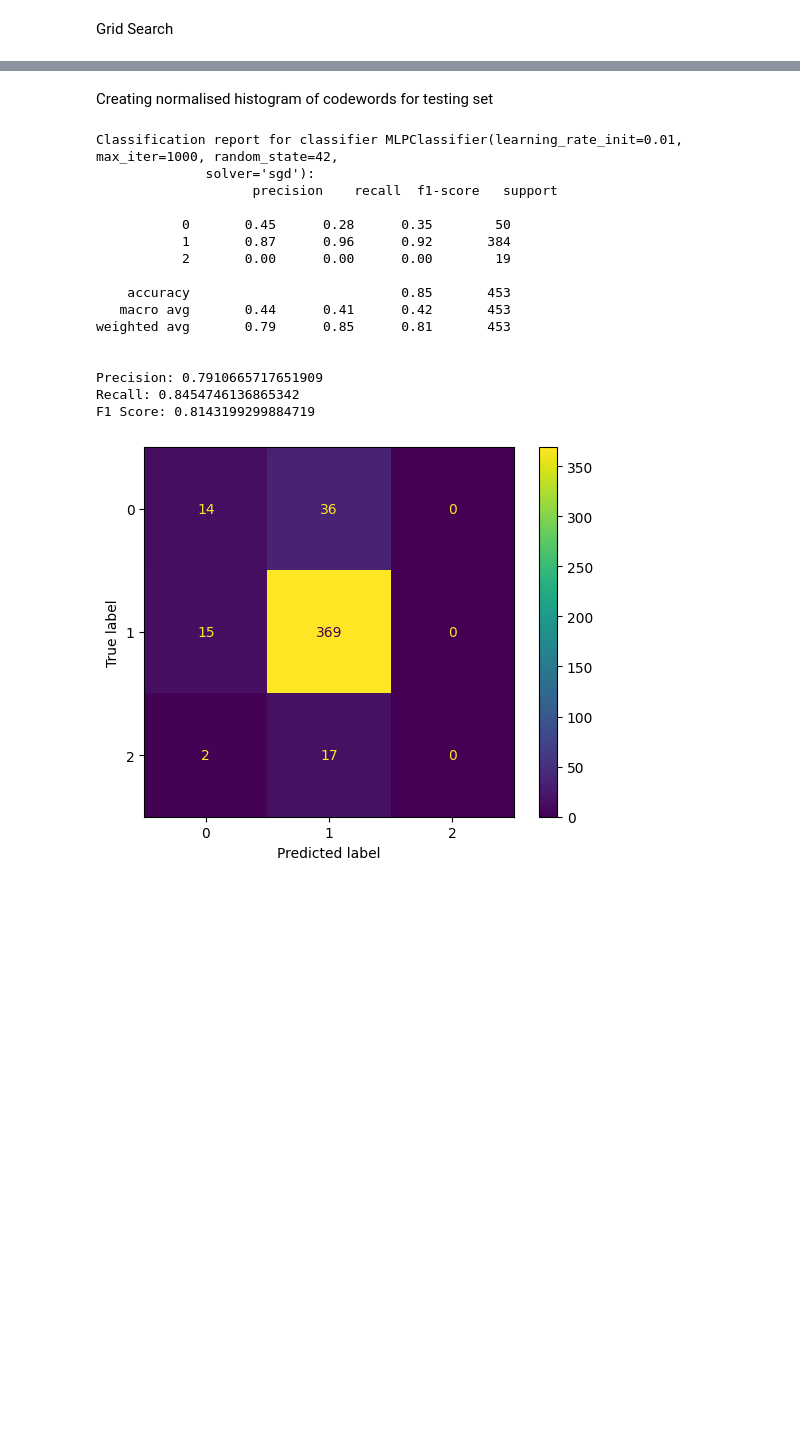
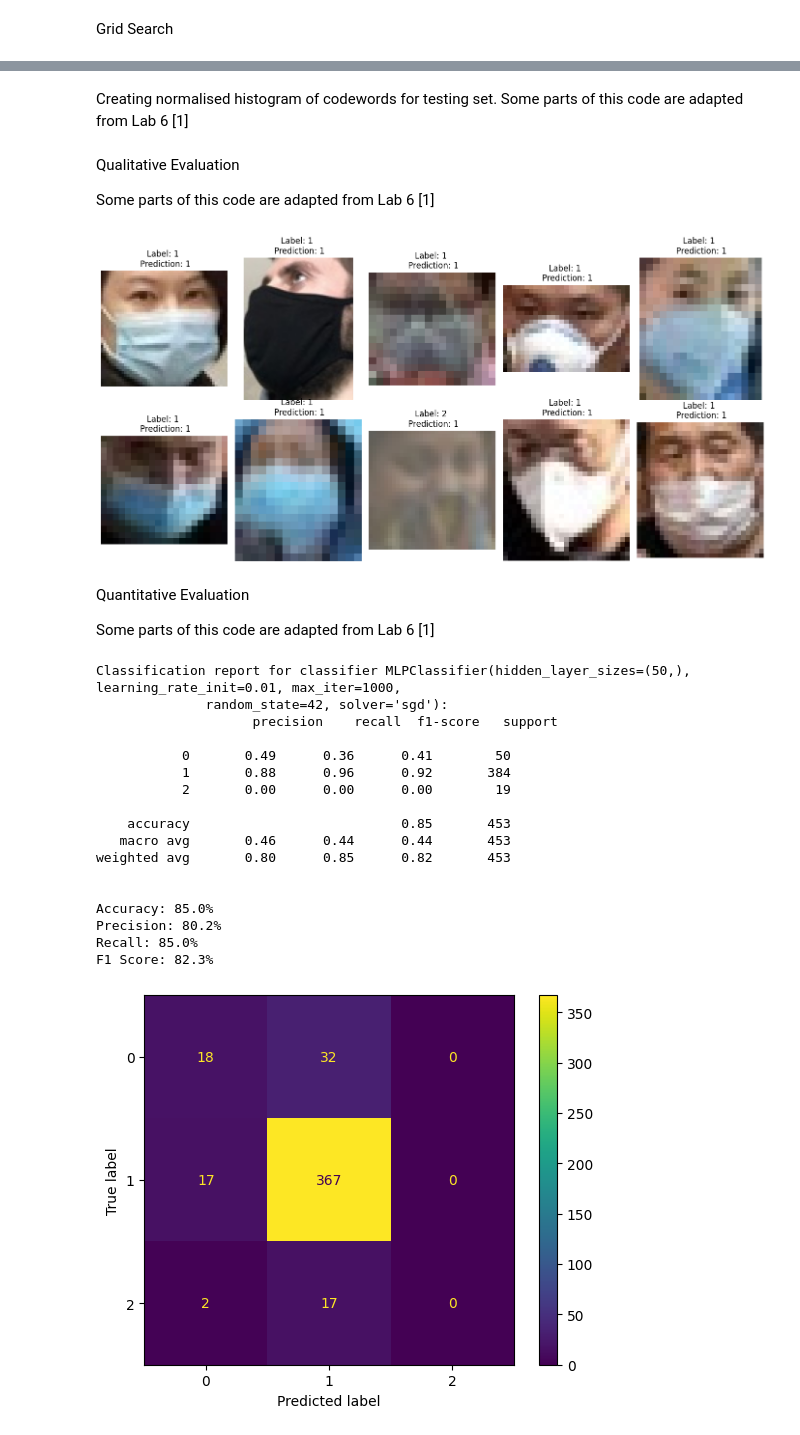
Before and after one commit to sa06840/FaceCoveringDetection, a Jupyter notebook: courseworkCode.ipynb, the cells around one changed output, grey strips where cells are left out. Saved outputs shown, nothing was run; the diff lists cells and outputs as text; code cells hidden in the pictures; blank space fills up the shorter version.

```diff
--- a/courseworkCode.ipynb
+++ b/courseworkCode.ipynb
@@ -319,9 +401,9 @@ plt.show()
 # %% [markdown]
 Setting up hyperparameter space
 # %%
-kValues = [15, 30, 45, 60]
+kValues = [10, 15, 30, 45, 60, 100, 150]
 
-hidden_layer_sizes = [(50,), (100,), (100, 50)]
+hidden_layer_sizes = [(10,), (10, 20), (50,), (100,), (100, 50)]
 learning_rate_init = [0.001, 0.01, 0.1]
 # %% [markdown]
 Grid Search
@@ -400,5 +518,11 @@ kmeansBestMLP = KMeans(n_clusters=bestMLPK, n_init='auto', random_state=42).fit(
+# %%
+kMeansPath = os.path.join(GOOGLE_DRIVE_PATH, 'Models', 'siftMLP', 'bestKmeansMLP.joblib')
+bestKmeansMLP = load(kMeansPath)
+
+modelPath = os.path.join(GOOGLE_DRIVE_PATH, 'Models', 'siftMLP', 'bestSiftMLPClassifier.joblib')
+bestSiftMLPClassifier = load(modelPath)
 # %% [markdown]
-Creating normalised histogram of codewords for testing set
+Creating normalised histogram of codewords for testing set. Some parts of this code are adapted from Lab 6 [1]
 # %%
 histogramTestList = []
 
@@ -407,8 +531,8 @@ for i in range(len(xTest)):
     kp, des = sift.detectAndCompute(img, None)
 
     if des is not None:
-        hist = np.zeros(k)
-        idx = kmeansBestMLP.predict(des)
+        hist = np.zeros(bestSiftMLPParams['k']) #60
+        idx = bestKmeansMLP.predict(des)
         for j in idx:
             hist[j] = hist[j] + (1 / len(des))
         # hist = scale.transform(hist.reshape(1, -1))
@@ -420,4 +544,5 @@ for i in range(len(xTest)):
 idxNotEmpty = [i for i, x in enumerate(histogramTestList) if x is not None]
 histogramTestList = [histogramTestList[i] for i in idxNotEmpty]
 yTestUpdated = [yTest[i] for i in idxNotEmpty]
+xTestUpdated = [xTest[i] for i in idxNotEmpty]
 histogramTestArray = np.vstack(histogramTestList)
@@ -426,29 +551,56 @@ yPred = bestMLPClassifier.predict(histogramTestArray).tolist()
+# %% [markdown]
+Qualitative Evaluation
+
+Some parts of this code are adapted from Lab 6 [1]
+# %%
+import random
+
+randomIndices = random.sample(range(len(xTestUpdated)), 10)
+fig, axes = plt.subplots(2, 5, figsize=(14, 7))
+ax = axes.ravel()
+
+for i, idx in enumerate(randomIndices):
+    ax[i].imshow(xTestUpdated[idx])
+    ax[i].set_title(f'Label: {yTestUpdated[idx]} \n Prediction: {yPred[idx]}')
+    ax[i].set_axis_off()
+
+fig.tight_layout()
+plt.show()
+# %% [output]
+[figure, added]
+# %% [markdown]
+Quantitative Evaluation
+
+Some parts of this code are adapted from Lab 6 [1]
 # %%
-print(f"""Classification report for classifier {bestMLPClassifier}:
+print(f"""Classification report for classifier {bestSiftMLPClassifier}:
       {classification_report(yTestUpdated, yPred, zero_division=0)}\n""")
 
+accuracy = accuracy_score(yTestUpdated, yPred)
 precision, recall, f1, _ = precision_recall_fscore_support(yTestUpdated, yPred, average='weighted', zero_division=0)
 
-print("Precision:", precision)
-print("Recall:", recall)
-print("F1 Score:", f1)
+print(f"Accuracy: {accuracy * 100:.1f}%")
+print(f"Precision: {precision * 100:.1f}%")
+print(f"Recall: {recall * 100:.1f}%")
+print(f"F1 Score: {f1 * 100:.1f}%")
 # %% [output]
-Classification report for classifier MLPClassifier(learning_rate_init=0.01, max_iter=1000, random_state=42,
-              solver='sgd'):
+Classification report for classifier MLPClassifier(hidden_layer_sizes=(50,), learning_rate_init=0.01, max_iter=1000,
+              random_state=42, solver='sgd'):
                     precision    recall  f1-score   support
 
-           0       0.45      0.28      0.35        50
-           1       0.87      0.96      0.92       384
+           0       0.49      0.36      0.41        50
+           1       0.88      0.96      0.92       384
            2       0.00      0.00      0.00        19
 
     accuracy                           0.85       453
-   macro avg       0.44      0.41      0.42       453
-weighted avg       0.79      0.85      0.81       453
+   macro avg       0.46      0.44      0.44       453
+weighted avg       0.80      0.85      0.82       453
 
 
-Precision: 0.7910665717651909
-Recall: 0.8454746136865342
-F1 Score: 0.8143199299884719
+Accuracy: 85.0%
+Precision: 80.2%
+Recall: 85.0%
+F1 Score: 82.3%
 # %%
 classLabels = ['0', '1', '2']
 cm = confusion_matrix(yTestUpdated, yPred)
```
Also changed, not shown: parts of 135 cells of this notebook.
